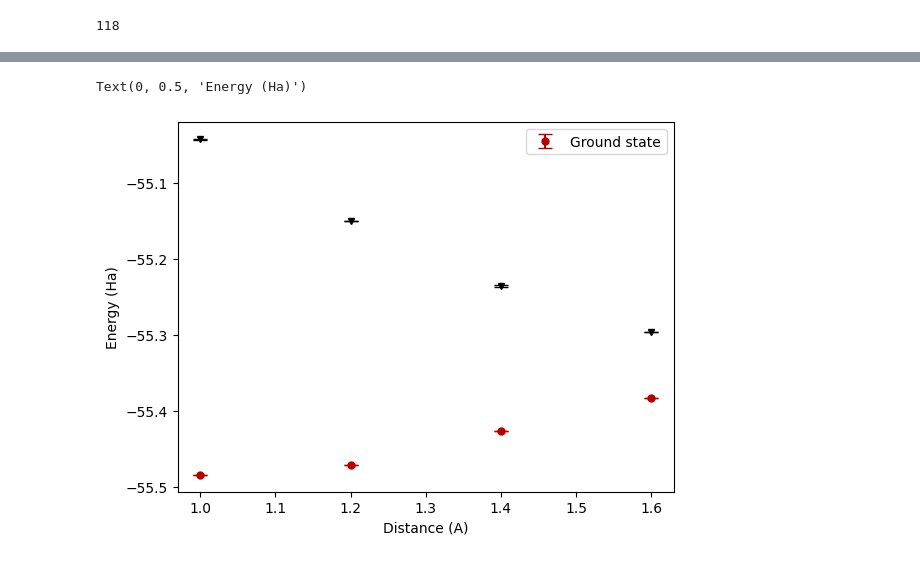
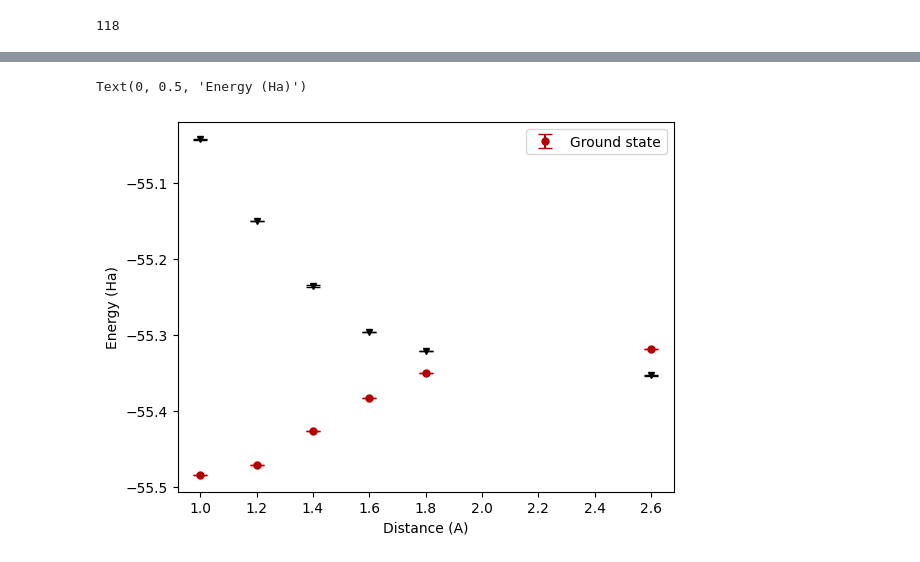
Before and after one commit to srivathsanps-quantum/QC-chemistry, a Jupyter notebook: NH3-shots/NH3-ShotsvsExact-A-EOM-Updated.ipynb, the cells around one changed output, grey strips where cells are left out. Drawn from its saved outputs; the diff is of its cells as text; code cells hidden in the pictures.

```diff
--- a/NH3-shots/NH3-ShotsvsExact-A-EOM-Updated.ipynb
+++ b/NH3-shots/NH3-ShotsvsExact-A-EOM-Updated.ipynb
@@ -1493,0 +1833,8 @@ The mean for 1.6A: [-55.38229099+0.j         -55.29617181+0.j
+# %%
+mean_18 = np.mean(energy18_1000, axis=0)
+print('The mean for 1.8A:', mean_18)
+
+variance_18 =  np.var(energy18_1000, axis=0)
+print(variance_18)
+
+len(variance_18)
@@ -1493,0 +2420,8 @@ The mean for 1.6A: [-55.38229099+0.j         -55.29617181+0.j
+# %%
+mean_26 = np.mean(energy26_1000, axis=0)
+print('The mean for 2.6A:', mean_26)
+
+variance_26 =  np.var(energy26_1000, axis=0)
+print(variance_26)
+
+len(variance_26)
@@ -1494,21 +2447,25 @@ The mean for 1.6A: [-55.38229099+0.j         -55.29617181+0.j
 # %%
 import matplotlib.pyplot as plt
-distance = [1.0, 1.2, 1.4, 1.6]
+distance = [1.0, 1.2, 1.4, 1.6, 1.8, 2.6]
 
 
 #Ground state
 plt.errorbar(distance[0], mean_10[0], yerr=variance_10[0], fmt='o', color= "#b30000", label='Ground state', capsize=5, markersize=5)#Ground state
 plt.errorbar(distance[1], mean_12[0], yerr=variance_12[0], fmt='o', color= "#b30000", capsize=5, markersize=5)
 plt.errorbar(distance[2], mean_14[0], yerr=variance_14[0], fmt='o', color= "#b30000",  capsize=5, markersize=5)
 plt.errorbar(distance[3], mean_16[0], yerr=variance_16[0], fmt='o', color= "#b30000",  capsize=5, markersize=5)
+plt.errorbar(distance[4], mean_18[0], yerr=variance_18[0], fmt='o', color= "#b30000",  capsize=5, markersize=5)
+plt.errorbar(distance[5], mean_26[0], yerr=variance_26[0], fmt='o', color= "#b30000",  capsize=5, markersize=5)
 #1st Excited state
 plt.errorbar(distance[0], mean_10[1], yerr=variance_10[1], fmt='v', color= "k",  capsize=5, markersize=5)  #1st excited state
 plt.errorbar(distance[1], mean_12[1], yerr=variance_12[1], fmt='v', color= "k",  capsize=5, markersize=5)  #1st excited state
 plt.errorbar(distance[2], mean_14[1], yerr=variance_14[1], fmt='v', color= "k",  capsize=5, markersize=5)  #1st excited state
 plt.errorbar(distance[3], mean_16[1], yerr=variance_16[1], fmt='v', color= "k",  capsize=5, markersize=5)  #1st excited state
+plt.errorbar(distance[4], mean_18[1], yerr=variance_18[1], fmt='v', color= "k",  capsize=5, markersize=5)  #1st excited state
+plt.errorbar(distance[5], mean_26[1], yerr=variance_26[1], fmt='v', color= "k",  capsize=5, markersize=5)  #1st excited state
 plt.legend()
 plt.xlabel('Distance (A)')
 plt.ylabel('Energy (Ha)')
 # %% [output]
 Text(0, 0.5, 'Energy (Ha)')
-[figure, old version]
+[figure, new version]
```
Also changed, not shown: parts of 12 cells of this notebook.
